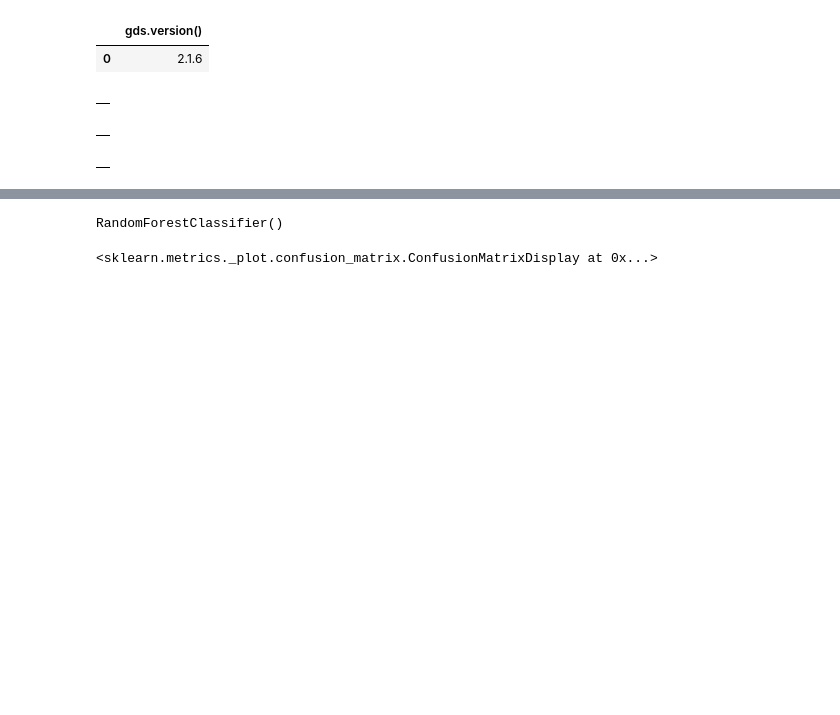
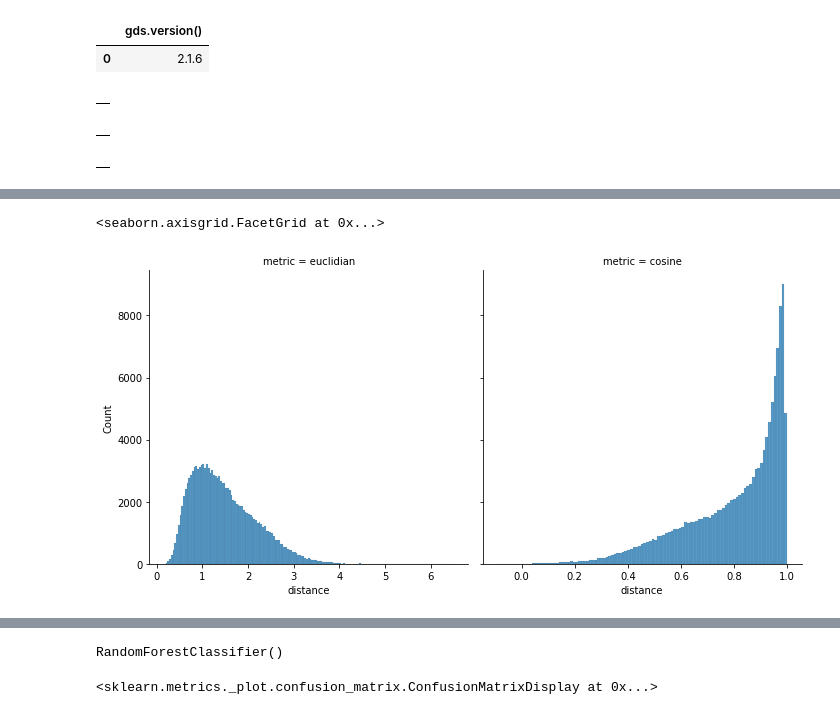
Before and after one commit to tomasonjo/graphs-network-science, a Jupyter notebook: notebooks/Chapter 9.ipynb, the cells around one changed output, grey strips where cells are left out. Saved outputs shown, nothing was run; the diff lists cells and outputs as text; code cells hidden in the pictures; blank space fills up the shorter version.

```diff
--- a/notebooks/Chapter 9.ipynb
+++ b/notebooks/Chapter 9.ipynb
@@ -66,0 +66,17 @@ data['output'] = pd.factorize(data['language'])[0]
+# %%
+import matplotlib.pyplot as plt
+plt.rcParams['figure.figsize'] = [16, 9]
+import seaborn as sns
+
+df = run_query("""
+MATCH (c1:Stream)-[:SHARED_AUDIENCE]->(c2:Stream)
+RETURN gds.similarity.euclideanDistance(c1.node2vec, c2.node2vec) AS distance, 'euclidian' as metric
+UNION
+MATCH (c1:Stream)-[:SHARED_AUDIENCE]->(c2:Stream)
+RETURN gds.similarity.cosine(c1.node2vec, c2.node2vec) AS distance, 'cosine' as metric
+""")
+
+sns.displot(data=df, x='distance', col='metric', common_bins=False, facet_kws=dict(sharex=False))
+# %% [output]
+<seaborn.axisgrid.FacetGrid at 0x...>
+[figure, added]
```
Also changed, not shown: parts of 9 cells of this notebook.
